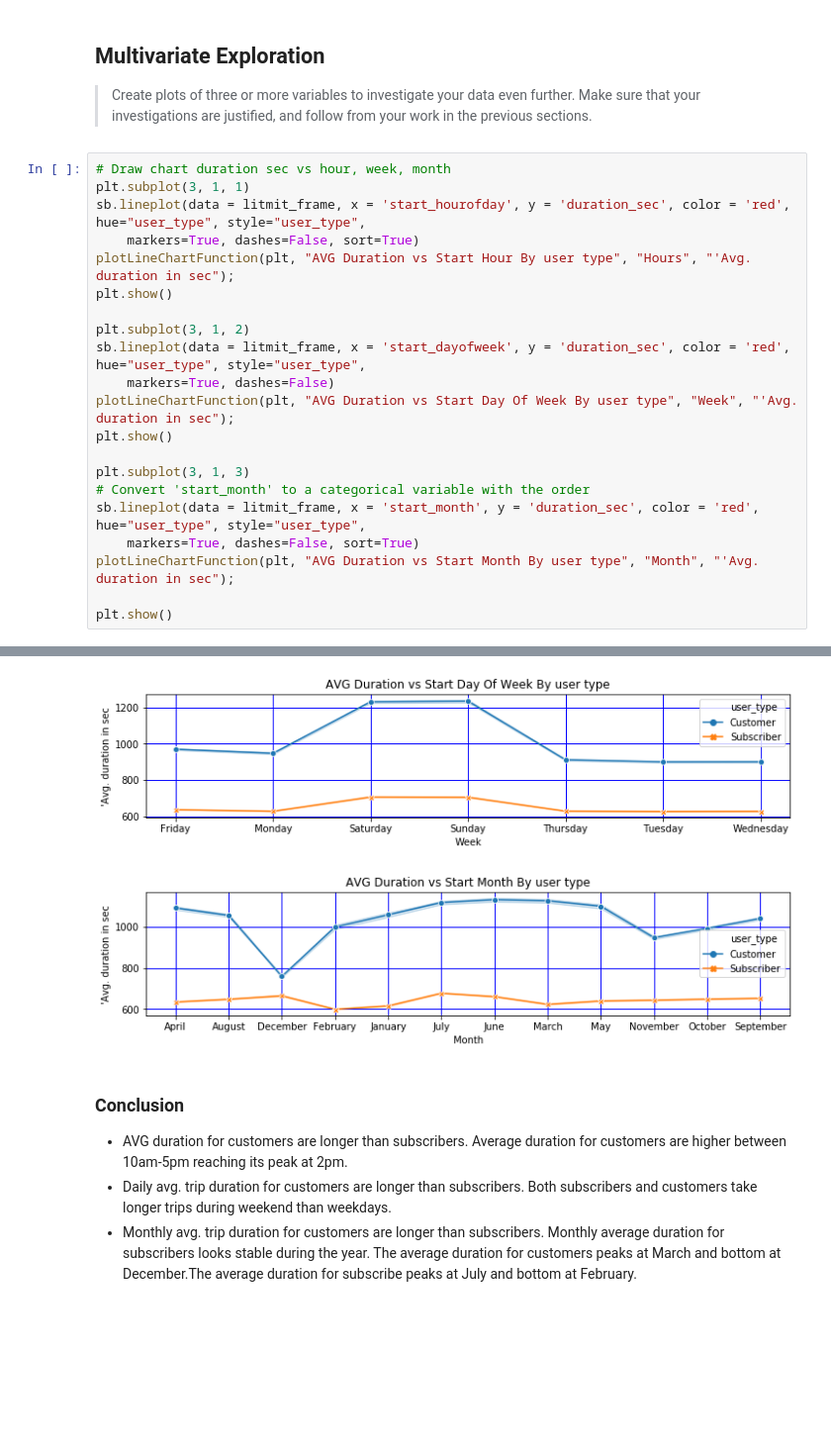
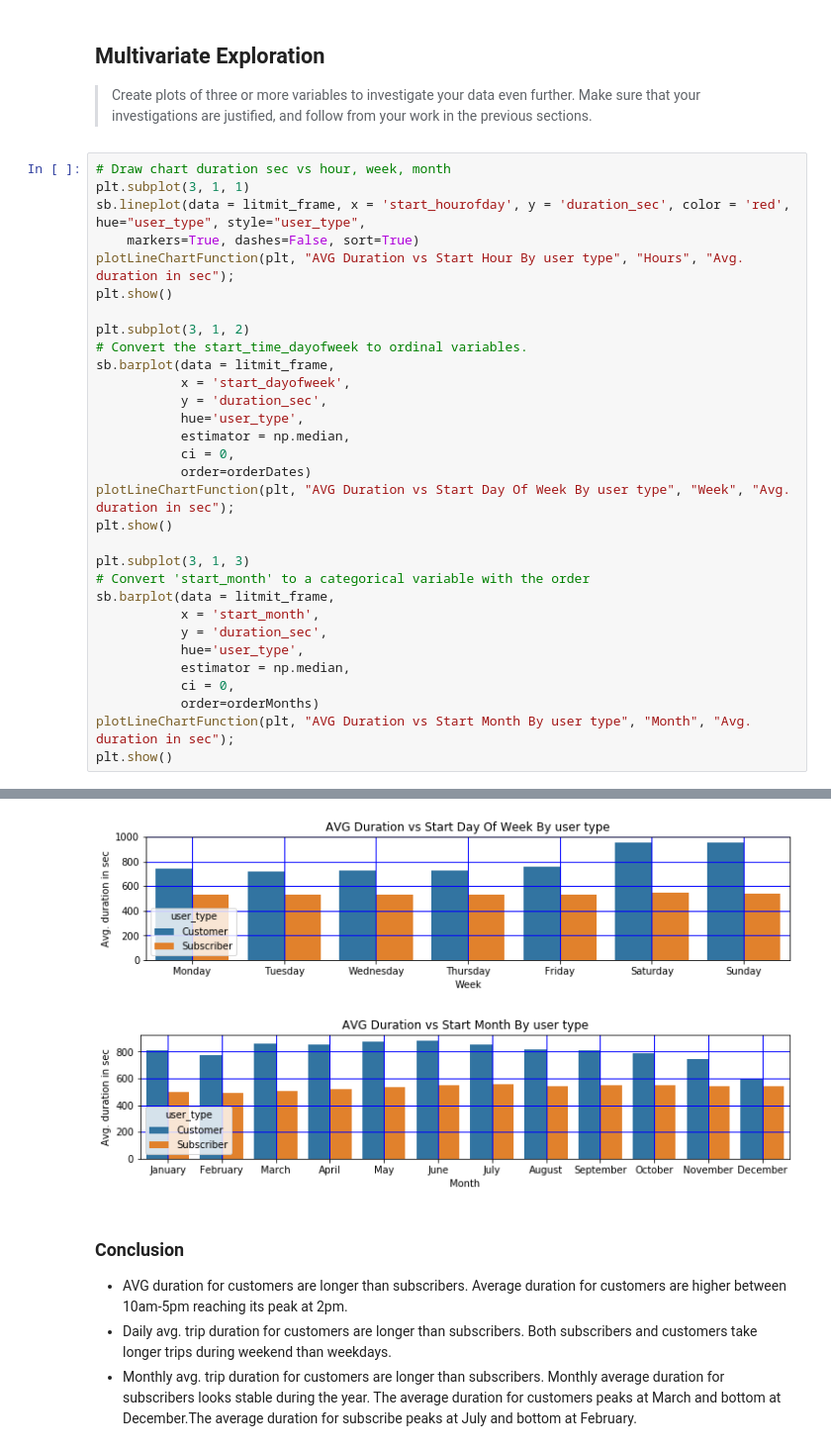
Before and after one commit to haominhnguyen/Exploring-Weather-Trends, a Jupyter notebook: Part I Ford GoBike.ipynb, the cells around one changed output, grey strips where cells are left out. Shown: that part at 99% size. Saved outputs shown, nothing was run; the diff lists cells and outputs as text; blank space fills up the shorter version.

Commit message:
Update chart sort data chart

```diff
--- a/Part I Ford GoBike.ipynb
+++ b/Part I Ford GoBike.ipynb
@@ -627,28 +634,38 @@ your work in the previous sections.
 # %%
 # Draw chart duration sec vs hour, week, month
 plt.subplot(3, 1, 1)
 sb.lineplot(data = litmit_frame, x = 'start_hourofday', y = 'duration_sec', color = 'red', hue="user_type", style="user_type",
     markers=True, dashes=False, sort=True)
-plotLineChartFunction(plt, "AVG Duration vs Start Hour By user type", "Hours", "'Avg. duration in sec");
+plotLineChartFunction(plt, "AVG Duration vs Start Hour By user type", "Hours", "Avg. duration in sec");
 plt.show()
 
 plt.subplot(3, 1, 2)
-sb.lineplot(data = litmit_frame, x = 'start_dayofweek', y = 'duration_sec', color = 'red', hue="user_type", style="user_type",
-    markers=True, dashes=False)
-plotLineChartFunction(plt, "AVG Duration vs Start Day Of Week By user type", "Week", "'Avg. duration in sec");
+# Convert the start_time_dayofweek to ordinal variables.
+sb.barplot(data = litmit_frame,
+           x = 'start_dayofweek',
+           y = 'duration_sec',
+           hue='user_type',
+           estimator = np.median,
+           ci = 0,
+           order=orderDates)
+plotLineChartFunction(plt, "AVG Duration vs Start Day Of Week By user type", "Week", "Avg. duration in sec");
 plt.show()
 
 plt.subplot(3, 1, 3)
 # Convert 'start_month' to a categorical variable with the order
-sb.lineplot(data = litmit_frame, x = 'start_month', y = 'duration_sec', color = 'red', hue="user_type", style="user_type",
-    markers=True, dashes=False, sort=True)
-plotLineChartFunction(plt, "AVG Duration vs Start Month By user type", "Month", "'Avg. duration in sec");
-
+sb.barplot(data = litmit_frame,
+           x = 'start_month',
+           y = 'duration_sec',
+           hue='user_type',
+           estimator = np.median,
+           ci = 0,
+           order=orderMonths)
+plotLineChartFunction(plt, "AVG Duration vs Start Month By user type", "Month", "Avg. duration in sec");
 plt.show()
 # %% [output]
 [figure]
-[figure, old version]
+[figure, new version]
-[figure, old version]
+[figure, new version]
 # %% [markdown]
 ### Conclusion
 * AVG duration for customers are longer than subscribers. Average duration for customers are higher between 10am-5pm reaching its peak at 2pm.
```
Also changed, not shown: parts of 4 cells of this notebook, 4 other files.
